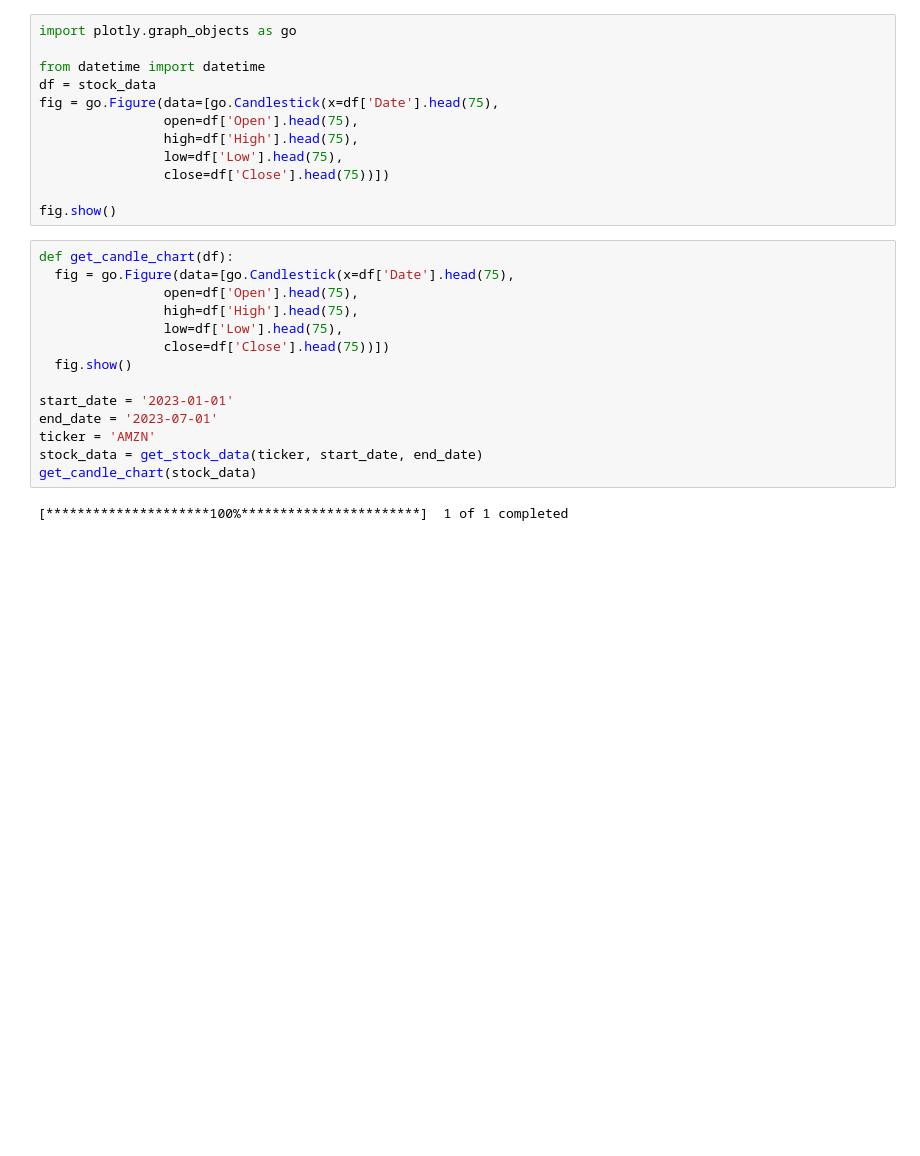
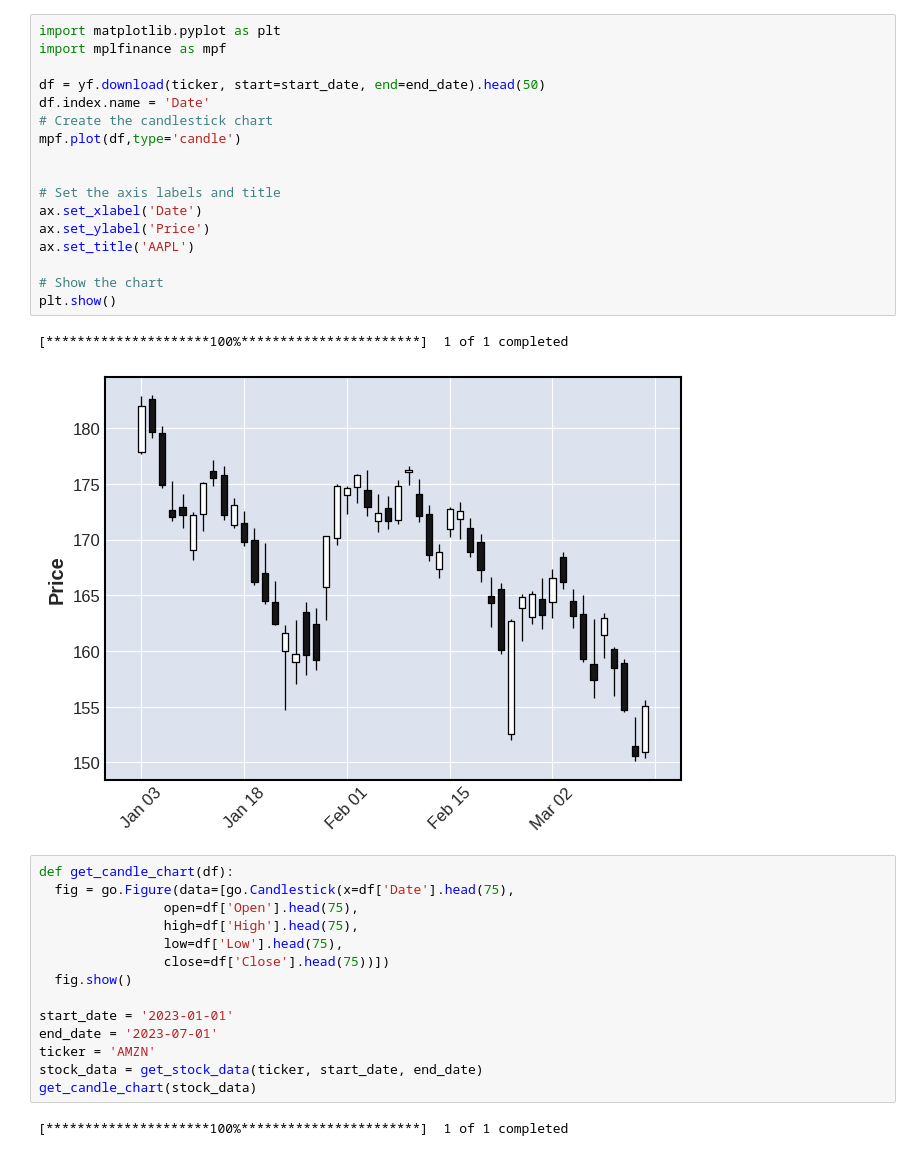
Before and after one commit to Shaif95/AICamp_DS, a Jupyter notebook: Stock_Viz.ipynb, the cells around one changed output. Drawn from its saved outputs; the diff is of its cells as text; blank space fills up the shorter version.

```diff
--- a/Stock_Viz.ipynb
+++ b/Stock_Viz.ipynb
@@ -35,15 +55,23 @@ stock_data
-# %%
-import plotly.graph_objects as go
-
-from datetime import datetime
-df = stock_data
-fig = go.Figure(data=[go.Candlestick(x=df['Date'].head(75),
-                open=df['Open'].head(75),
-                high=df['High'].head(75),
-                low=df['Low'].head(75),
-                close=df['Close'].head(75))])
-
-fig.show()
+# %%
+import matplotlib.pyplot as plt
+import mplfinance as mpf
+
+df = yf.download(ticker, start=start_date, end=end_date).head(50)
+df.index.name = 'Date'
+# Create the candlestick chart
+mpf.plot(df,type='candle')
+
+
+# Set the axis labels and title
+ax.set_xlabel('Date')
+ax.set_ylabel('Price')
+ax.set_title('AAPL')
+
+# Show the chart
+plt.show()
+# %% [output]
+[*********************100%***********************]  1 of 1 completed
+[figure, added]
 # %%
 def get_candle_chart(df):
   fig = go.Figure(data=[go.Candlestick(x=df['Date'].head(75),
```
Also changed, not shown: parts of 8 cells of this notebook.
